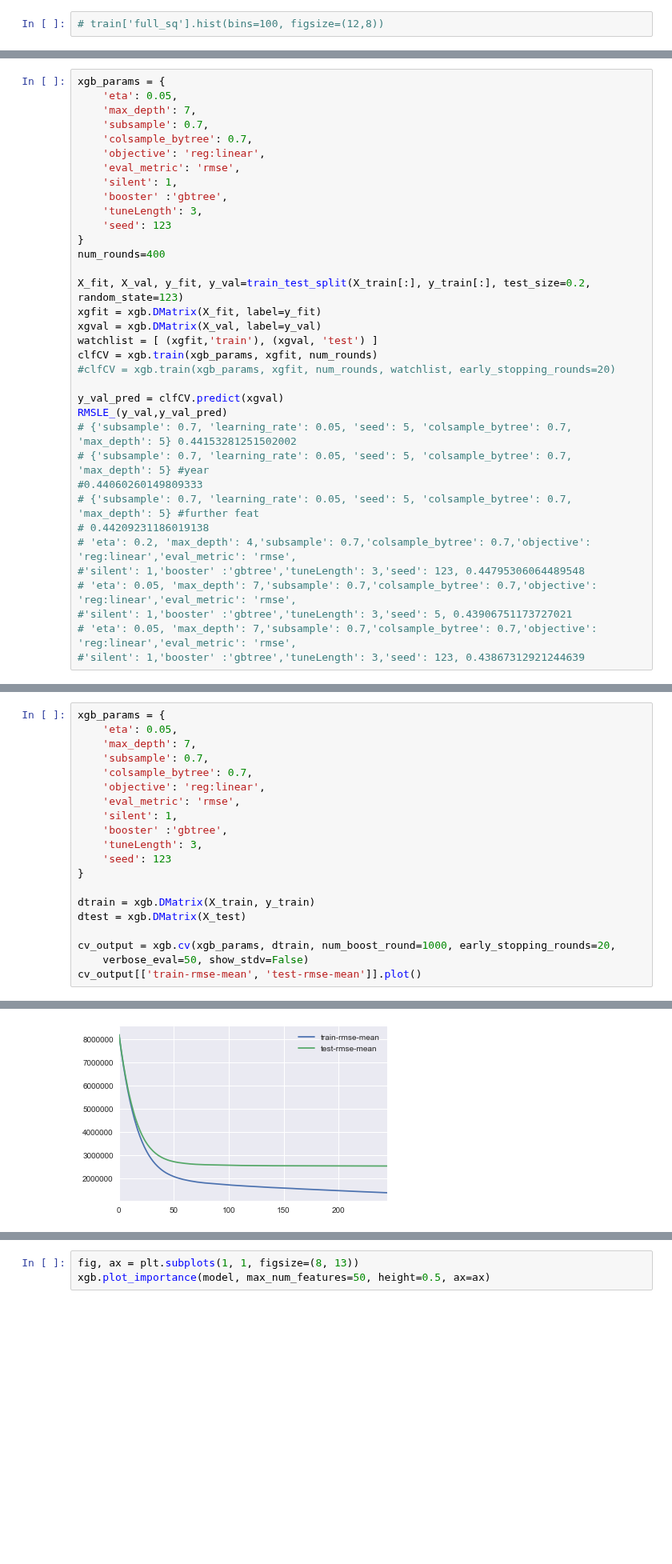
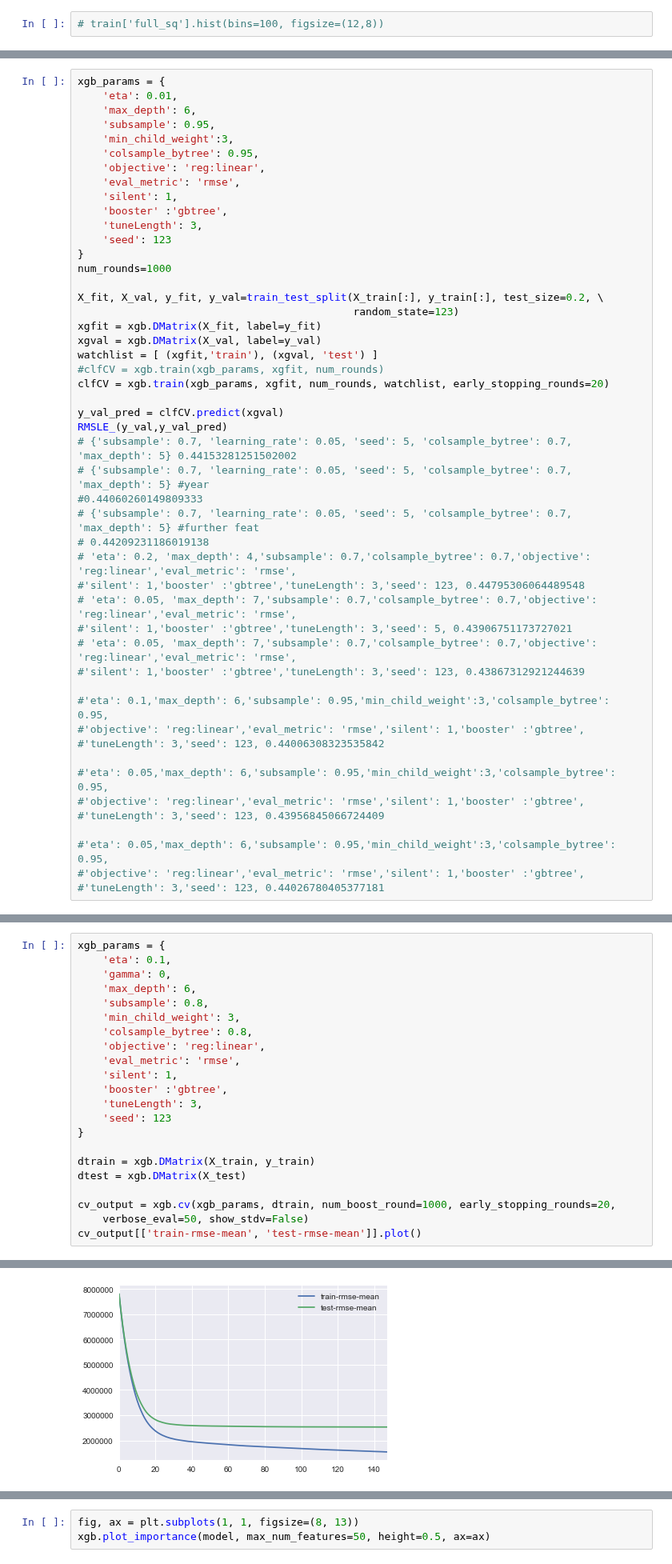
Before and after one commit to JCreeks/SyberbankHousingPrice, a Jupyter notebook: Initial_XGB_2_Additional_Features.ipynb, the cells around one changed output, grey strips where cells are left out. Shown at 80% size. Saved outputs shown, nothing was run; the diff lists cells and outputs as text; blank space fills up the shorter version.

```diff
--- a/Initial_XGB_2_Additional_Features.ipynb
+++ b/Initial_XGB_2_Additional_Features.ipynb
@@ -322,9 +510,10 @@ column_transform(X_test)
 # %%
 xgb_params = {
-    'eta': 0.05,
-    'max_depth': 7,
-    'subsample': 0.7,
-    'colsample_bytree': 0.7,
+    'eta': 0.01,
+    'max_depth': 6,
+    'subsample': 0.95,
+    'min_child_weight':3,
+    'colsample_bytree': 0.95,
     'objective': 'reg:linear',
     'eval_metric': 'rmse',
     'silent': 1,
@@ -332,14 +521,15 @@ xgb_params = {
     'tuneLength': 3,
     'seed': 123
 }
-num_rounds=400
+num_rounds=1000
 
-X_fit, X_val, y_fit, y_val=train_test_split(X_train[:], y_train[:], test_size=0.2, random_state=123)
+X_fit, X_val, y_fit, y_val=train_test_split(X_train[:], y_train[:], test_size=0.2, \
+                                            random_state=123)
 xgfit = xgb.DMatrix(X_fit, label=y_fit)
 xgval = xgb.DMatrix(X_val, label=y_val)
 watchlist = [ (xgfit,'train'), (xgval, 'test') ]
-clfCV = xgb.train(xgb_params, xgfit, num_rounds)
-#clfCV = xgb.train(xgb_params, xgfit, num_rounds, watchlist, early_stopping_rounds=20)
+#clfCV = xgb.train(xgb_params, xgfit, num_rounds)
+clfCV = xgb.train(xgb_params, xgfit, num_rounds, watchlist, early_stopping_rounds=20)
 
 y_val_pred = clfCV.predict(xgval)
 RMSLE_(y_val,y_val_pred)
@@ -354,4 +544,16 @@ RMSLE_(y_val,y_val_pred)
 #'silent': 1,'booster' :'gbtree','tuneLength': 3,'seed': 5, 0.43906751173727021
 # 'eta': 0.05, 'max_depth': 7,'subsample': 0.7,'colsample_bytree': 0.7,'objective': 'reg:linear','eval_metric': 'rmse',
 #'silent': 1,'booster' :'gbtree','tuneLength': 3,'seed': 123, 0.43867312921244639
+
+#'eta': 0.1,'max_depth': 6,'subsample': 0.95,'min_child_weight':3,'colsample_bytree': 0.95,
+#'objective': 'reg:linear','eval_metric': 'rmse','silent': 1,'booster' :'gbtree',
+#'tuneLength': 3,'seed': 123, 0.44006308323535842
+
+#'eta': 0.05,'max_depth': 6,'subsample': 0.95,'min_child_weight':3,'colsample_bytree': 0.95,
+#'objective': 'reg:linear','eval_metric': 'rmse','silent': 1,'booster' :'gbtree',
+#'tuneLength': 3,'seed': 123, 0.43956845066724409
+
+#'eta': 0.05,'max_depth': 6,'subsample': 0.95,'min_child_weight':3,'colsample_bytree': 0.95,
+#'objective': 'reg:linear','eval_metric': 'rmse','silent': 1,'booster' :'gbtree',
+#'tuneLength': 3,'seed': 123, 0.44026780405377181
 # %% [output]
@@ -417,10 +636,12 @@ for eta in param_grid['eta']:
                           format(eta, subsample, colsample_bytree, max_depth, seed, score, num_rounds))
 # %%
 xgb_params = {
-    'eta': 0.05,
-    'max_depth': 7,
-    'subsample': 0.7,
-    'colsample_bytree': 0.7,
+    'eta': 0.1,
+    'gamma': 0,
+    'max_depth': 6,
+    'subsample': 0.8,
+    'min_child_weight': 3,
+    'colsample_bytree': 0.8,
     'objective': 'reg:linear',
     'eval_metric': 'rmse',
     'silent': 1,
@@ -445,5 +664,5 @@ cv_output[['train-rmse-mean', 'test-rmse-mean']].plot()
 <matplotlib.axes._subplots.AxesSubplot at 0x...>
-[figure, old version]
+[figure, new version]
 # %%
 num_boost_rounds = len(cv_output)
 model = xgb.train(dict(xgb_params, silent=0), dtrain, num_boost_round=num_boost_rounds)
```
Also changed, not shown: parts of 11 cells of this notebook, 3 other files.
